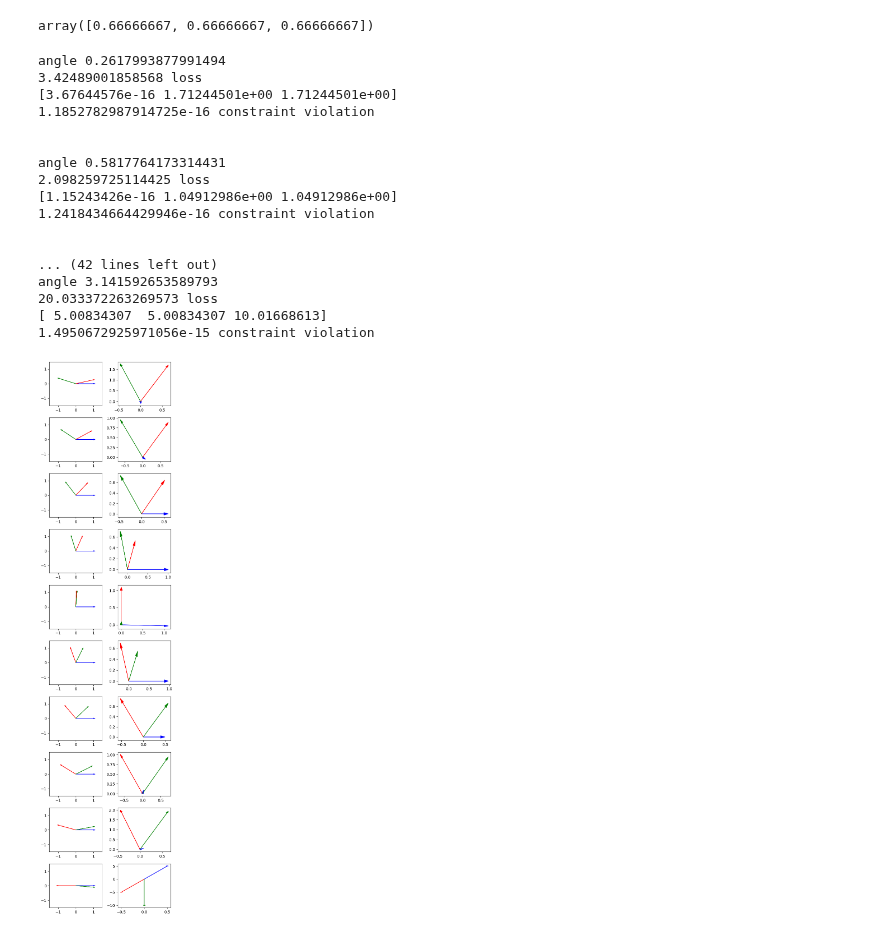
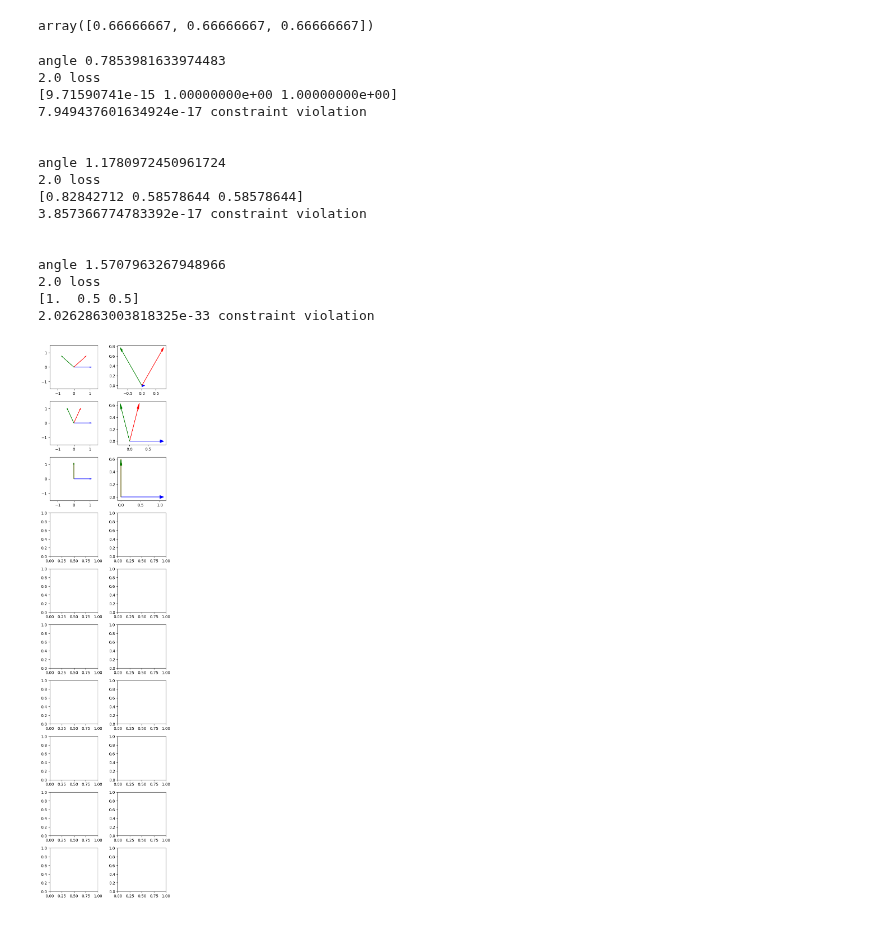
Before and after one commit to sjkoelle/isometry-pursuit, a Jupyter notebook: great.ipynb, the cells around one changed output. Saved outputs shown, nothing was run; the diff lists cells and outputs as text; code cells hidden in the pictures.

```diff
--- a/great.ipynb
+++ b/great.ipynb
@@ -431,7 +431,7 @@ D = 2
 
 # Adjusting the layout to have two columns, one for data and one for betas
 # angles = np.linspace(np.pi / 12, np.pi / 2, 10)
-angles = np.linspace(np.pi / 3, np.pi / 3, 1)
+angles = np.linspace(1e-10, np.pi / 3, 10)
 betas = []
 datas = []
 # data = np.asarray([[1,0],[0,1],[0,0],[0,0]]).transpose()
@@ -554,12 +550,12 @@ D = 2
 
 # Adjusting the layout to have two columns, one for data and one for betas
 # angles = np.linspace(np.pi / 12, np.pi / 2, 10)
-angles = np.linspace(np.pi / 12, np.pi , 10)
+angles = np.linspace(np.pi / 4, np.pi /2 , 3)
 betas = []
 datas = []
 # data = np.asarray([[1,0],[0,1],[0,0],[0,0]]).transpose()
 for angle in angles[:]:
-    data = np.asarray([[1,0],[np.cos(angle),np.sin(angle)], [-np.cos(angle + .1), np.sin(angle + .1)]]).transpose()
+    data = np.asarray([[1,0],[np.cos(angle),np.sin(angle)], [-np.cos(angle), np.sin(angle)]]).transpose()
 
     datas.append(data)
     beta_putative = group_basis_pursuit(data, eps = 1e-16, max_iters = 100000, seed = s*5, target = np.identity(2))
@@ -567,44 +563,43 @@ for angle in angles[:]:
     betas.append(beta)
     print('\n')
     print('angle', angle)
     print(group_lasso_norm(beta), "loss")
     print(np.linalg.norm(beta, axis = 1))
     print(np.linalg.norm(np.identity(D) - data @ beta), "constraint violation")
 
 
 
 fig, axes = plt.subplots(10, 2, figsize=(5, 20))
 
 # Plot data on the left (first 10 subplots)
 for i, (data,beta) in enumerate(zip(datas,betas)):
     axes[i,0].arrow(0, 0, data[0, 0], data[1,0], head_width=0.05, head_length=0.1, fc='blue', ec='blue')
     axes[i,0].arrow(0, 0, data[0,1], data[1,1], head_width=0.05, head_length=0.1, fc='red', ec='red')
     axes[i,0].arrow(0, 0, data[0,2], data[1,2], head_width=0.05, head_length=0.1, fc='green', ec='green')
     axes[i,0].set_xlim([-1.5,1.5])
     axes[i,0].set_ylim([-1.5,1.5])
     axes[i,1].arrow(0, 0, beta[0, 0], beta[0,1], head_width=0.05, head_length=0.1, fc='blue', ec='blue')
     axes[i,1].arrow(0, 0, beta[1, 0], beta[1,1], head_width=0.05, head_length=0.1, fc='red', ec='red')
     axes[i,1].arrow(0, 0, beta[2,0], beta[2,1], head_width=0.05, head_length=0.1, fc='green', ec='green')
     axes[i,0].set_xlim([-1.5,1.5])
     axes[i,0].set_ylim([-1.5,1.5])
 plt.tight_layout()
 plt.show()
 # %% [output]
-angle 0.2617993877991494
-3.42489001858568 loss
-[3.67644576e-16 1.71244501e+00 1.71244501e+00]
-1.1852782987914725e-16 constraint violation
+angle 0.7853981633974483
+2.0 loss
+[9.71590741e-15 1.00000000e+00 1.00000000e+00]
+7.949437601634924e-17 constraint violation
 
 
-angle 0.5817764173314431
-2.098259725114425 loss
-[1.15243426e-16 1.04912986e+00 1.04912986e+00]
-1.2418434664429946e-16 constraint violation
+angle 1.1780972450961724
+2.0 loss
+[0.82842712 0.58578644 0.58578644]
+3.857366774783392e-17 constraint violation
 
 
-... (42 lines left out)
-angle 3.141592653589793
-20.033372263269573 loss
-[ 5.00834307  5.00834307 10.01668613]
-1.4950672925971056e-15 constraint violation
+angle 1.5707963267948966
+2.0 loss
+[1.  0.5 0.5]
+2.0262863003818325e-33 constraint violation
-[figure, old version]
+[figure, new version]
```
Also changed, not shown: parts of 7 cells of this notebook, 5 other files.
